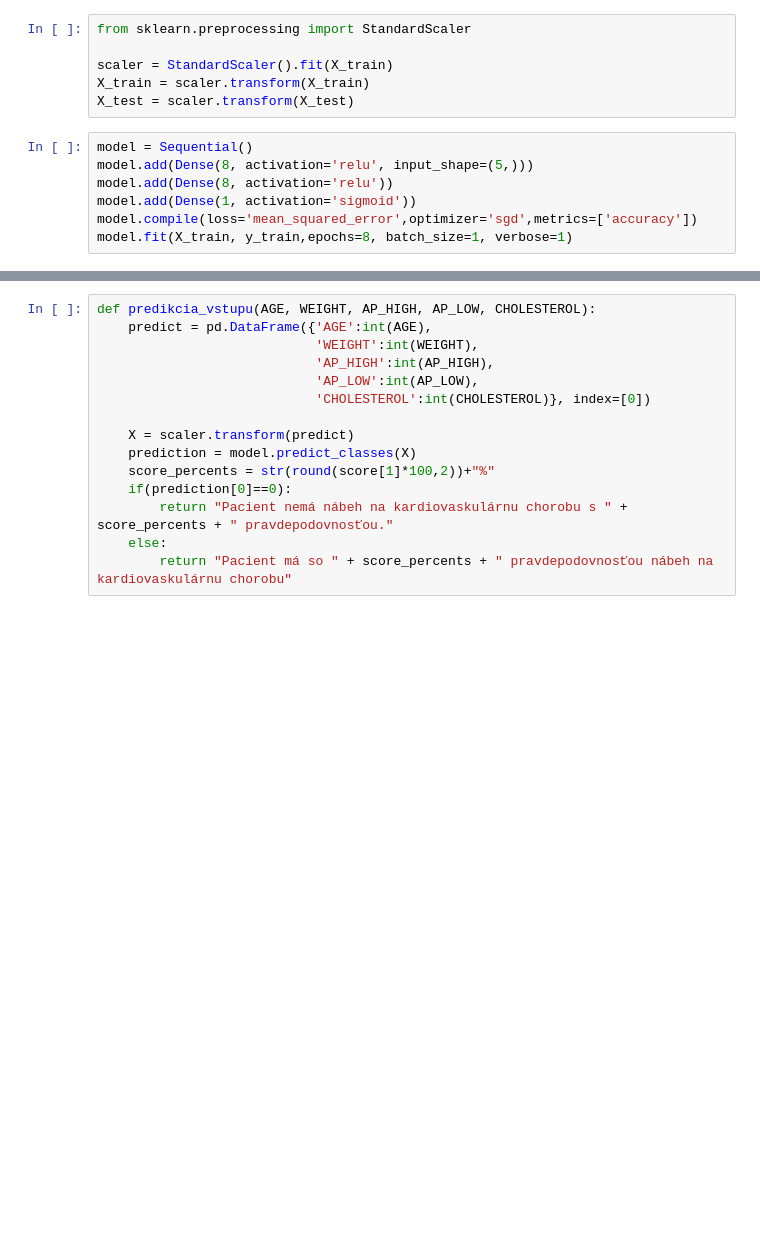
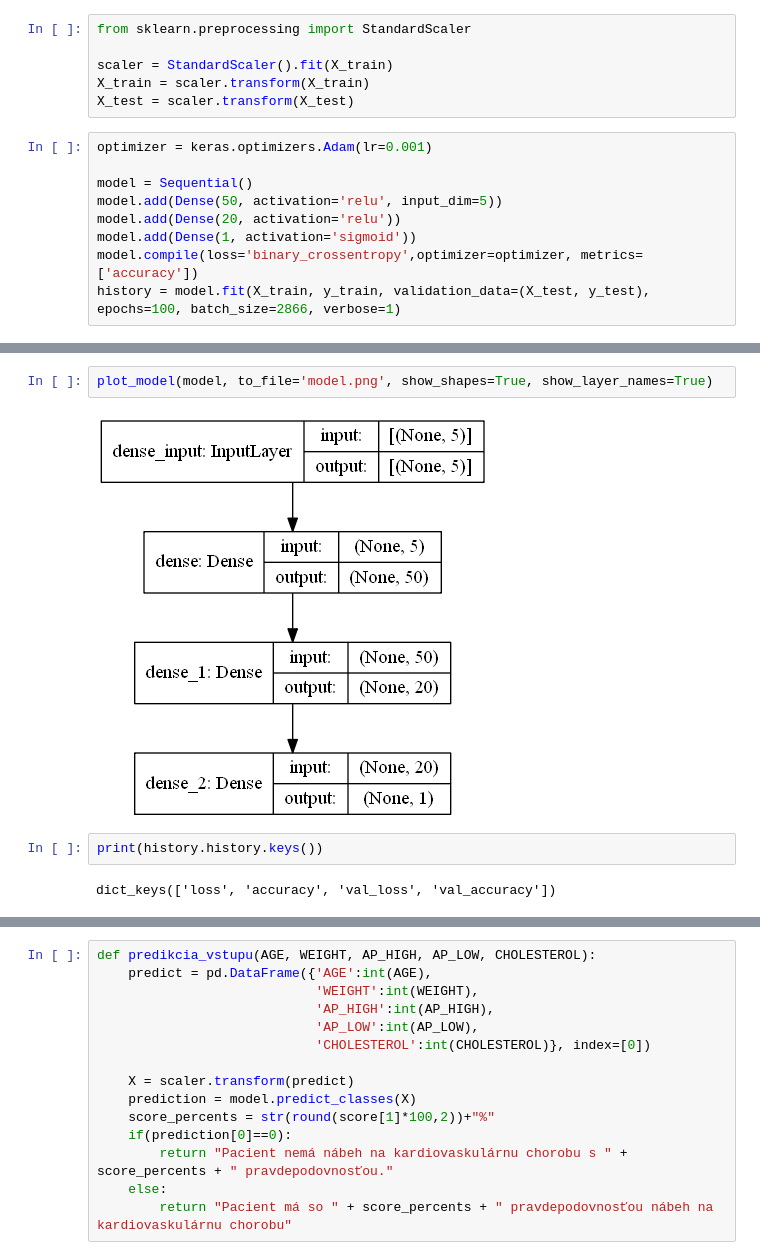
Before and after one commit to georgeob/Zigo_NS2021, a Jupyter notebook: zigo_projekt.ipynb, the cells around one changed output, grey strips where cells are left out. Drawn from its saved outputs; the diff is of its cells as text; blank space fills up the shorter version.

Commit message:
výber najvhodnejších funkcií (loss, activation, optimizer) po experimentovaní, vizualizácia neuŕonovej siete, vizualizácia chyby a presnosti

```diff
--- a/zigo_projekt.ipynb
+++ b/zigo_projekt.ipynb
@@ -72,10 +80,12 @@ scaler = StandardScaler().fit(X_train)
 X_train = scaler.transform(X_train)
 X_test = scaler.transform(X_test)
 # %%
+optimizer = keras.optimizers.Adam(lr=0.001)
+
 model = Sequential()
-model.add(Dense(8, activation='relu', input_shape=(5,)))
-model.add(Dense(8, activation='relu'))
+model.add(Dense(50, activation='relu', input_dim=5))
+model.add(Dense(20, activation='relu'))
 model.add(Dense(1, activation='sigmoid'))
-model.compile(loss='mean_squared_error',optimizer='sgd',metrics=['accuracy'])
-model.fit(X_train, y_train,epochs=8, batch_size=1, verbose=1)
+model.compile(loss='binary_crossentropy',optimizer=optimizer, metrics=['accuracy'])
+history = model.fit(X_train, y_train, validation_data=(X_test, y_test), epochs=100, batch_size=2866, verbose=1)
 # %% [output]
@@ -107,0 +118,8 @@ validation accuracy: 72.44%
+# %%
+plot_model(model, to_file='model.png', show_shapes=True, show_layer_names=True)
+# %% [output]
+[figure, added]
+# %%
+print(history.history.keys())
+# %% [output]
+dict_keys(['loss', 'accuracy', 'val_loss', 'val_accuracy'])
```
Also changed, not shown: parts of 6 cells of this notebook.
